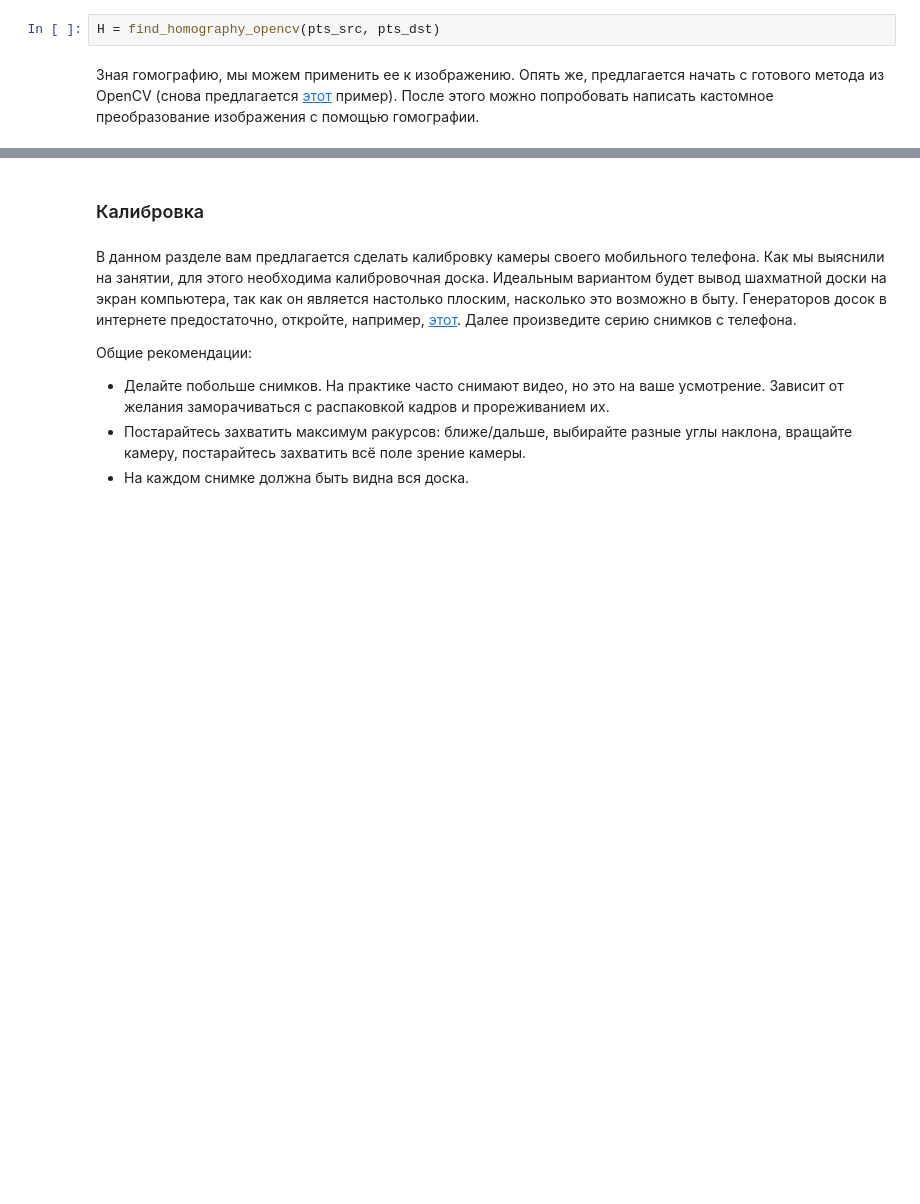
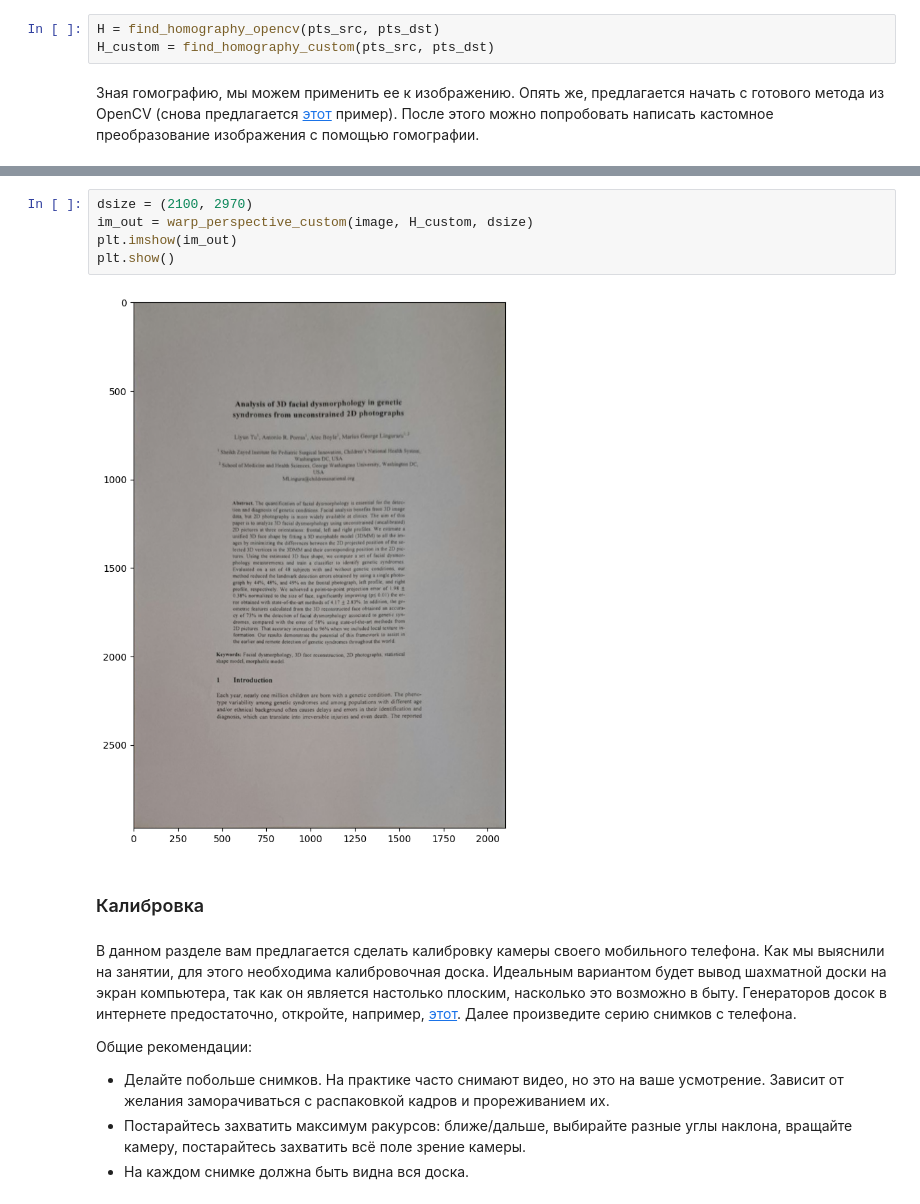
Before and after one commit to Anton-Shvetsov/bmstu_computer_vision, a Jupyter notebook: lesson3/Лабораторная работа.ipynb, the cells around one changed output, grey strips where cells are left out. Cells and saved outputs as stored; diff of their text form; blank space fills up the shorter version.

```diff
--- a/lesson3/Лабораторная работа.ipynb
+++ b/lesson3/Лабораторная работа.ipynb
@@ -53,4 +89,5 @@ def find_homography_custom(src_pts: np.ndarray, dst_pts: np.ndarray) -> np.ndarr
 # %%
 H = find_homography_opencv(pts_src, pts_dst)
+H_custom = find_homography_custom(pts_src, pts_dst)
 # %% [markdown]
 Зная гомографию, мы можем применить ее к изображению. Опять же, предлагается начать с готового метода из OpenCV (снова предлагается [этот](https://learnopencv.com/homography-examples-using-opencv-python-c/) пример). После этого можно попробовать написать кастомное преобразование изображения с помощью гомографии.
@@ -75,3 +180,10 @@ plt.show()
+# %%
+dsize = (2100, 2970)
+im_out = warp_perspective_custom(image, H_custom, dsize)
+plt.imshow(im_out)
+plt.show()
+# %% [output]
+[figure, added]
 # %% [markdown]
 ### Калибровка
 # %% [markdown]
```
Also changed, not shown: parts of 25 cells of this notebook, 21 other files.
